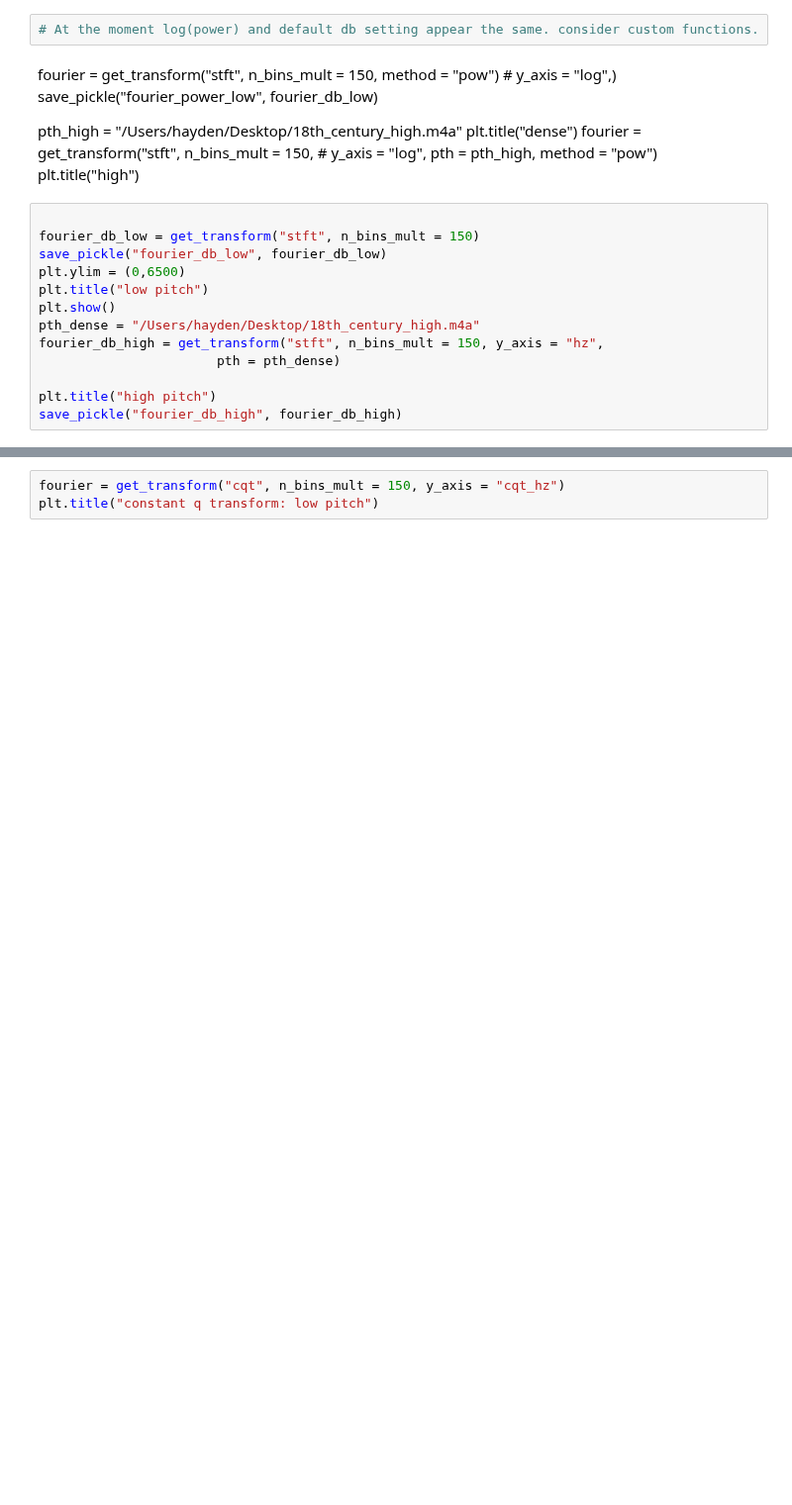
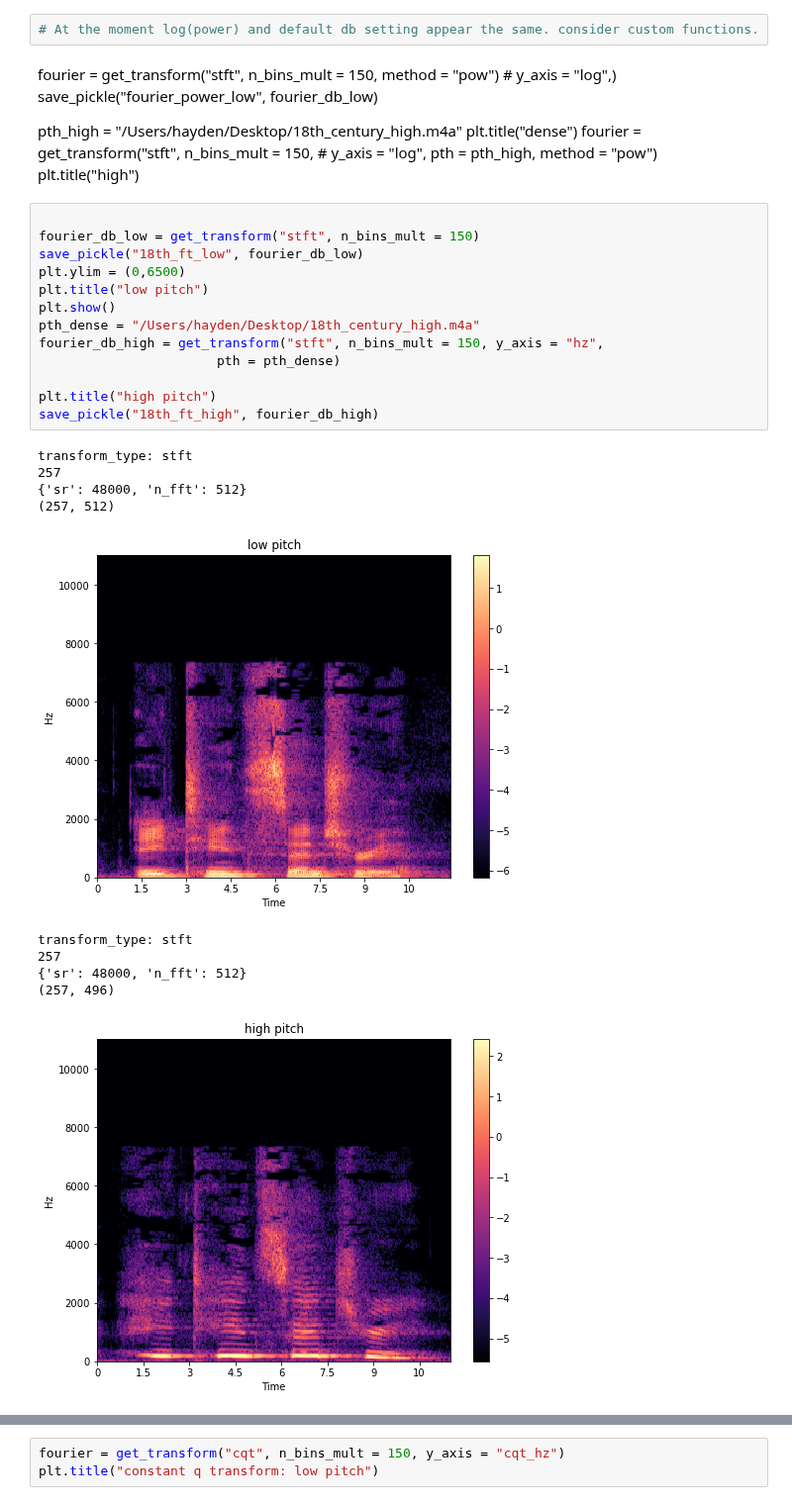
Before and after one commit to blindedjoy/Reservoir, a Jupyter notebook: MARIOS/Analysis.ipynb, the cells around one changed output, grey strips where cells are left out. Shown at 99% size. Drawn from its saved outputs; the diff is of its cells as text; blank space fills up the shorter version.

```diff
--- a/MARIOS/Analysis.ipynb
+++ b/MARIOS/Analysis.ipynb
@@ -1969,16 +1985,27 @@ plt.title("high")
 # %%
 
 fourier_db_low = get_transform("stft", n_bins_mult = 150)
-save_pickle("fourier_db_low", fourier_db_low)
+save_pickle("18th_ft_low", fourier_db_low)
 plt.ylim = (0,6500)
 plt.title("low pitch")
 plt.show()
 pth_dense = "/Users/hayden/Desktop/18th_century_high.m4a"
 fourier_db_high = get_transform("stft", n_bins_mult = 150, y_axis = "hz",
                        pth = pth_dense)
 
 plt.title("high pitch")
-save_pickle("fourier_db_high", fourier_db_high)
+save_pickle("18th_ft_high", fourier_db_high)
+# %% [output]
+transform_type: stft
+257
+{'sr': 48000, 'n_fft': 512}
+(257, 512)
+[figure, added]
+transform_type: stft
+257
+{'sr': 48000, 'n_fft': 512}
+(257, 496)
+[figure, added]
 # %%
 hi = fourier["transform"]["Xdb"]
 plt.imshow(np.rot90(hi, k = 1, axes = (0 , 1) ))
```
Also changed, not shown: parts of 7 cells of this notebook, 11 other files.
